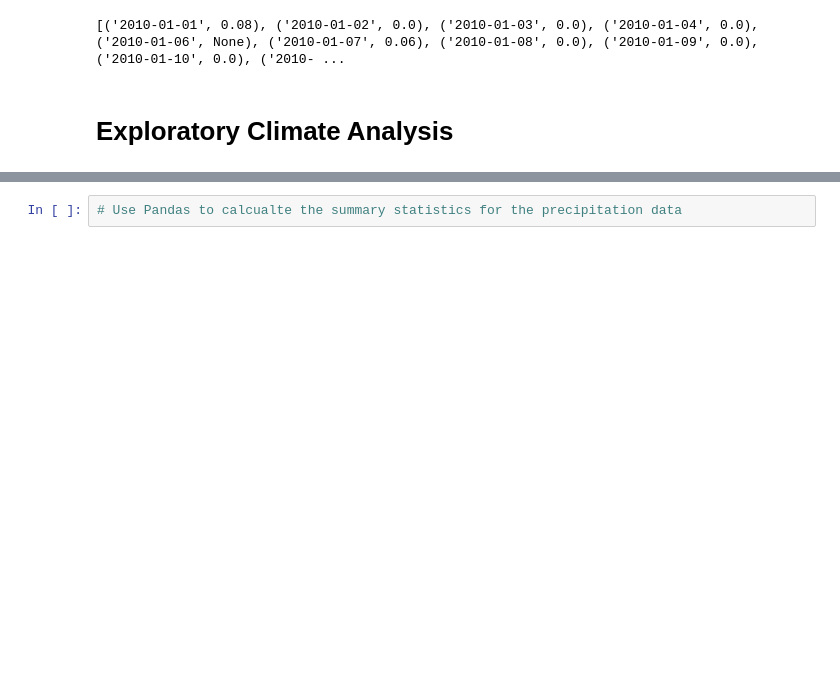
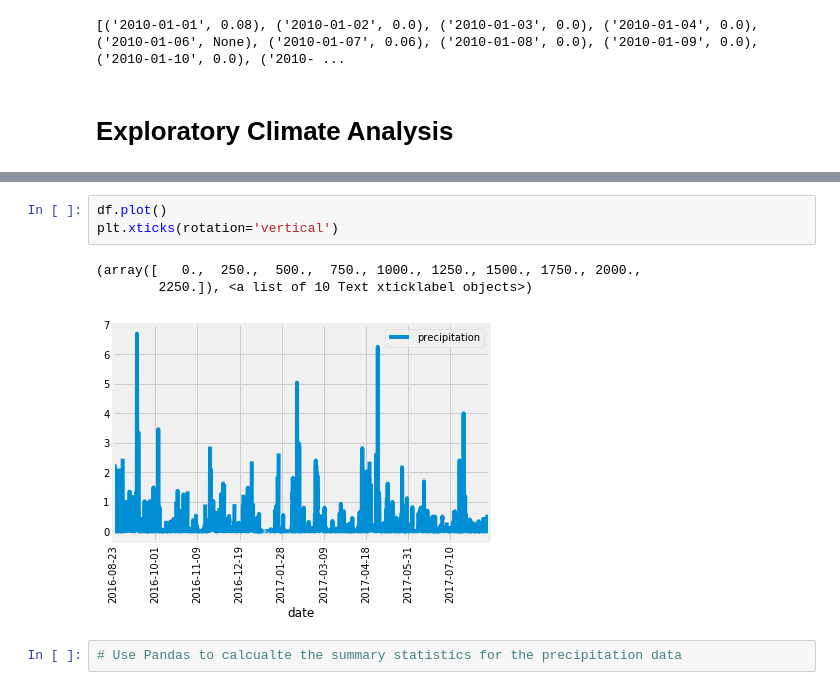
Before and after one commit to jennitian/jennifertian_surfs-up, a Jupyter notebook: climate_analysis.ipynb, the cells around one changed output, grey strips where cells are left out. Cells and saved outputs as stored; diff of their text form; blank space fills up the shorter version.

```diff
--- a/climate_analysis.ipynb
+++ b/climate_analysis.ipynb
@@ -87,3 +116,10 @@ print(results.all())
+# %%
+df.plot()
+plt.xticks(rotation='vertical')
+# %% [output]
+(array([   0.,  250.,  500.,  750., 1000., 1250., 1500., 1750., 2000.,
+        2250.]), <a list of 10 Text xticklabel objects>)
+[figure, added]
 # %%
 # Use Pandas to calcualte the summary statistics for the precipitation data
 # %%
```
Also changed, not shown: parts of 1 cell of this notebook.
